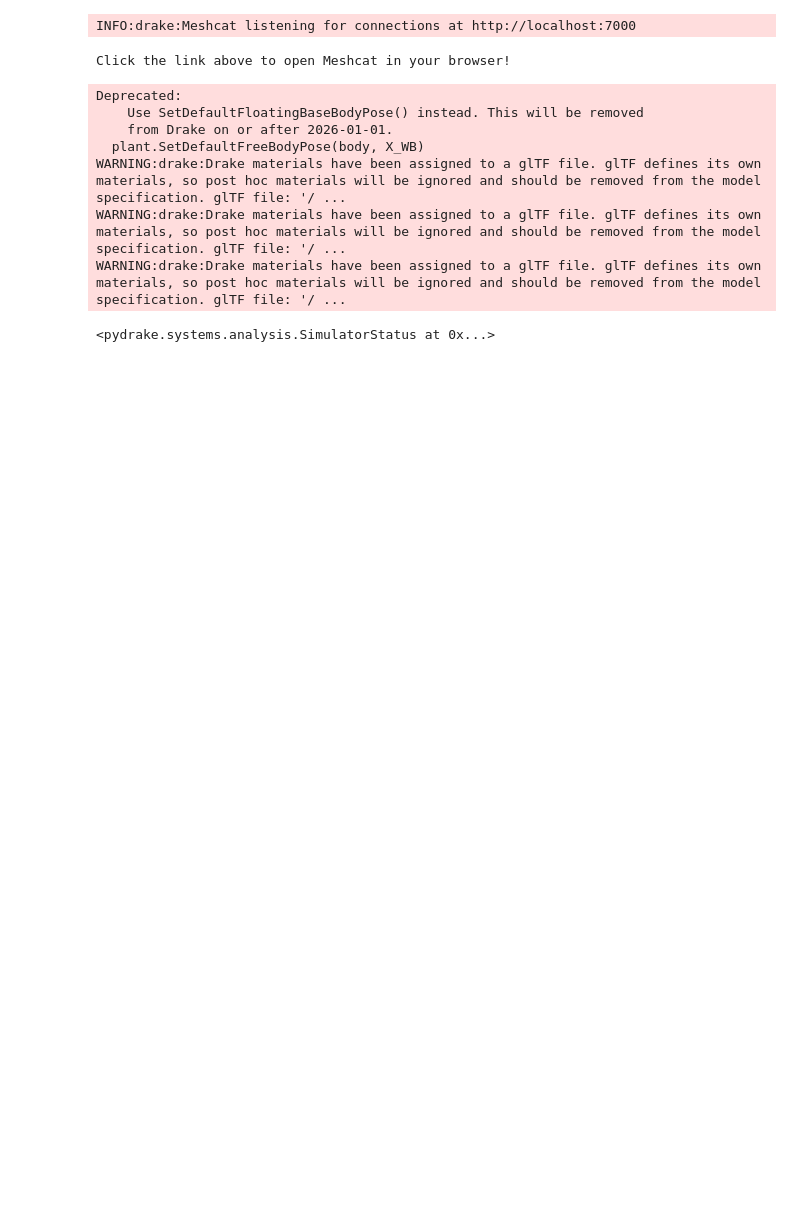
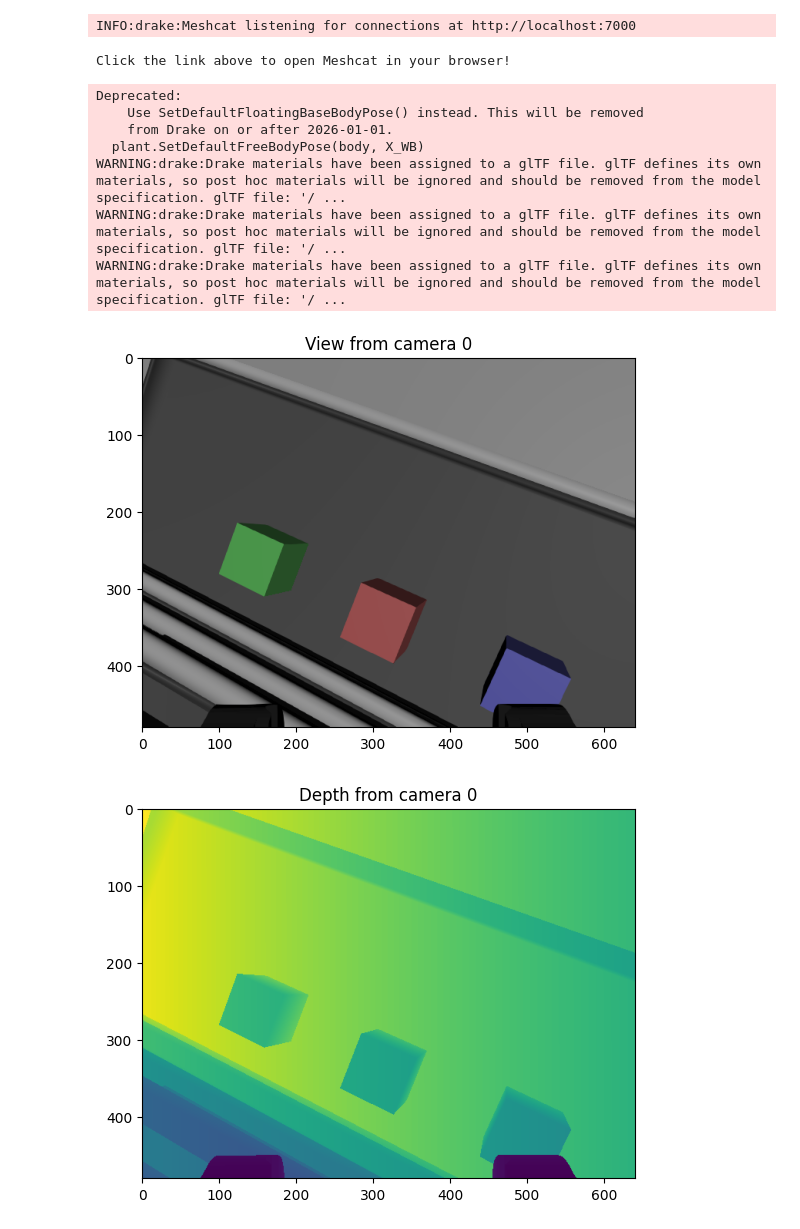
Before and after one commit to pliam1105/64212_final_project, a Jupyter notebook: Notebook_1.ipynb, the cells around one changed output. Saved outputs shown, nothing was run; the diff lists cells and outputs as text; code cells hidden in the pictures; blank space fills up the shorter version.

Commit message:
cameras working & can get depth, rgb, & pos

```diff
--- a/Notebook_1.ipynb
+++ b/Notebook_1.ipynb
@@ -385,16 +388,22 @@ def add_free_boxes_for_drawer(parser: Parser, n_boxes: int = 3) -> None:
 def create_bimanual_IIWA14_with_table_and_initials_and_assets_and_cameras() -> (
     tuple[DiagramBuilder, RobotDiagram]
 ):
-    # TODO: Load the scenario created above into a Scenario object
+    # Load the scenario created above into a Scenario object
     scenario_path = "./scenarios/bimanual_IIWA14_with_table_and_initials_and_assets_and_cameras.scenario.yaml"
+    builder = DiagramBuilder()
+    plant, scene_graph = AddMultibodyPlantSceneGraph(builder, time_step=0.0)
     scenario = LoadScenario(filename = scenario_path)
+    # global plant, scene_graph
+    # plant = None
+    # scene_graph = None
 
     def parser_cb(parser: Parser):
         add_free_boxes_for_drawer(parser, n_boxes=3)
-    # TODO: Create HardwareStation with the scenario and meshcat
-    station = MakeHardwareStation(scenario, meshcat = meshcat, parser_prefinalize_callback=parser_cb)
-    # TODO: Make a DiagramBuilder, add the station, and build the diagram
-    builder = DiagramBuilder()
+    # def add_scene_graph(builder: DiagramBuilder):
+    #     global plant, scene_graph
+    #     plant, scene_graph = AddMultibodyPlantSceneGraph(builder, time_step=0.0)
+    station = MakeHardwareStation(scenario, meshcat = meshcat, parser_prefinalize_callback=parser_cb) #, prebuild_callback=add_scene_graph)
+    # builder = DiagramBuilder()
     station_sys = builder.AddSystem(station)
 
     iiwa_pos_port = station_sys.GetInputPort("iiwa.position")
@@ -428,4 +437,4 @@ def create_bimanual_IIWA14_with_table_and_initials_and_assets_and_cameras() -> (
         meshcat=meshcat)
     for name, to_pc_sys in pc_ports.items():
         builder.ExportOutput(to_pc_sys.point_cloud_output_port(), f"{name}_point_cloud")
-    return builder, station
+    return builder, station, plant, scene_graph
@@ -432,8 +537,21 @@ def create_bimanual_IIWA14_with_table_and_initials_and_assets_and_cameras() -> (
 # %%
 meshcat.Delete()
-builder, station = (
+builder, station, plant, scene_graph = (
     create_bimanual_IIWA14_with_table_and_initials_and_assets_and_cameras()
 )
+
+# plant = station.GetSubsystemByName("plant")
+# scene_graph = station.GetSubsystemByName("scene_graph")
+
+# scene_graph = builder.AddSystem(SceneGraph())
+# builder.Connect(plant.get_geometry_pose_output_port(), )
+
+plant.Finalize()
+
+AddRgbdSensors(builder, plant, scene_graph)
+# for id in [0]:
+#     builder.ExportOutput(plant.color_image_output_port(), f"camera{id}_rgb_image")
+#     builder.ExportOutput(station.depth_image_output_port(), f"camera{id}_depth_image")
 
 # in order to debug, we will build the diagram once here.
 diagram = builder.Build()
@@ -444,9 +562,16 @@ diagram = builder.Build()
 # publish the diagram with some default context
 diagram_context = diagram.CreateDefaultContext()
 station_context = diagram.GetMutableSubsystemContext(station, diagram_context)
+
+# plant, scene_graph = AddMultibodyPlantSceneGraph(builder, time_step=0.0)
+# plant_context = diagram.GetMutableSubsystemContext(plant, diagram_context)
+
+cameras = []
+for id in [0]:
+    cameras.append(CameraSystem(id, meshcat, diagram, diagram_context))
+
 plant = station.GetSubsystemByName("plant")
-plant_context = station.GetMutableSubsystemContext(plant, station_context)
-
+plant_context = diagram.GetMutableSubsystemContext(plant, diagram_context)
 
 cabinet = plant.GetModelInstanceByName("cabinet")
 drawer_frame = plant.GetFrameByName("large_drawer_3", cabinet)
@@ -456,34 +581,48 @@ local_positions = [
     np.array([0.00,  -0.10,  -0.15]),
     np.array([0.10,  -0.10,  -0.15]),
     np.array([-0.10, -0.10,  -0.15]),
 ]
 
 for i, p_DB in enumerate(local_positions, start=1):
     box_model = plant.GetModelInstanceByName(f"box_{i}")
     box_body = plant.GetBodyByName("base", box_model)
     X_DB = RigidTransform(p_DB)
     X_WB = X_WD @ X_DB
     plant.SetFreeBodyPose(plant_context, box_body, X_WB)
 
+# add_cameras(builder, plant, scene_graph, meshcat, diagram, diagram_context)
+
 simulator = Simulator(diagram, diagram_context)
 simulator.Initialize()
 diagram.ForcedPublish(diagram_context)
 end_time = 3.0
 # t = 0
 # while t < end_time:
 #     simulator.AdvanceTo(t + 1.0)
 #     t += 1.0
 #     meshcat.Flush()
 simulator.AdvanceTo(end_time)
+
+cameras[0].update_camera_feed()
+cameras[0].update_camera_pos()
+
+plt.imshow(cameras[0].rgb_im)
+plt.title("View from camera 0")
+plt.show()
+
+plt.imshow(cameras[0].depth_im)
+plt.title("Depth from camera 0")
+plt.show()
 # %% [output]
 Deprecated:
     Use SetDefaultFloatingBaseBodyPose() instead. This will be removed
     from Drake on or after 2026-01-01.
   plant.SetDefaultFreeBodyPose(body, X_WB)
 WARNING:drake:Drake materials have been assigned to a glTF file. glTF defines its own materials, so post hoc materials will be ignored and should be removed from the model specification. glTF file: '/ ...
 WARNING:drake:Drake materials have been assigned to a glTF file. glTF defines its own materials, so post hoc materials will be ignored and should be removed from the model specification. glTF file: '/ ...
 WARNING:drake:Drake materials have been assigned to a glTF file. glTF defines its own materials, so post hoc materials will be ignored and should be removed from the model specification. glTF file: '/ ...
-<pydrake.systems.analysis.SimulatorStatus at 0x...>
+[figure, added]
+[figure, added]
 # %% [markdown]
 <a style='text-decoration:none;line-height:16px;display:flex;color:#5B5B62;padding:10px;justify-content:end;' href='https://deepnote.com?utm_source=created-in-deepnote-cell&projectId=0d36ce0d-4310-43b9-ad8c-5accad619245' target="_blank">
 <img alt='Created in deepnote.com' style='display:inline;max-height:16px;margin:0px;margin-right:7.5px;' src='embedded-picture-1' > </img>
```
Also changed, not shown: parts of 2 cells of this notebook.
